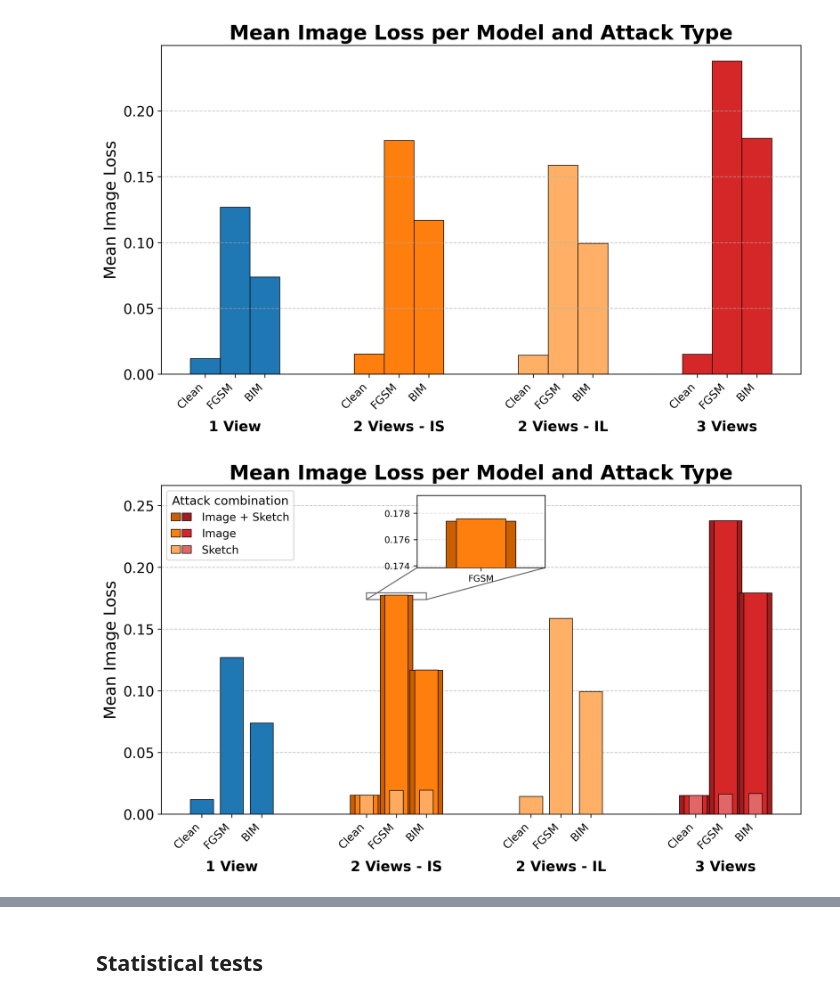
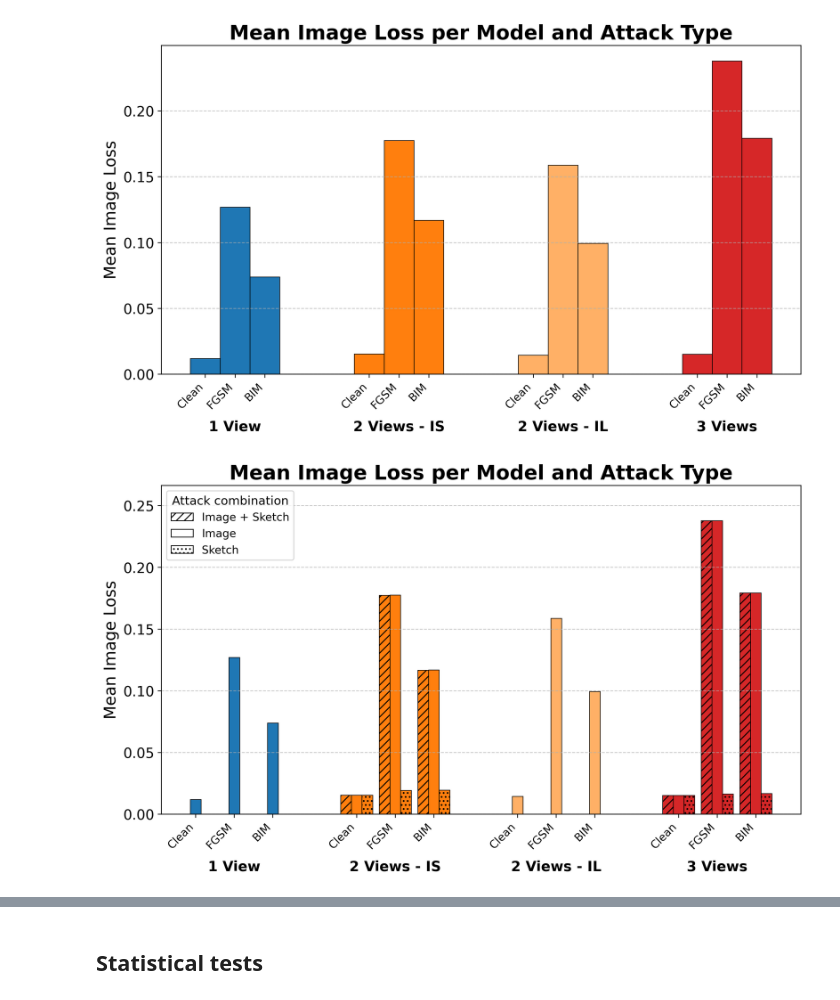
Before and after one commit to ClarysseArthur/VUB-MT-Development, a Jupyter notebook: Models/GenRKM-MMCelebHQ-V3/StatTest-A.ipynb, the cells around one changed output, grey strips where cells are left out. Saved outputs shown, nothing was run; the diff lists cells and outputs as text; code cells hidden in the pictures.

Commit message:
Updated graphs and cross model statistical tests

```diff
--- a/Models/GenRKM-MMCelebHQ-V3/StatTest-A.ipynb
+++ b/Models/GenRKM-MMCelebHQ-V3/StatTest-A.ipynb
@@ -59,6 +60,11 @@ ATTACK_COMBO_SHADES = {
     (True, False): 1.00,
     (False, True): 1.30,
 }
+ATTACK_COMBO_HATCHES = {
+    (True, True): '///',
+    (True, False): '',
+    (False, True): '...',
+}
 # %%
 df = pd.read_csv(DATA_PATH)
 df.head()
@@ -133,6 +139,27 @@ def format_loss_axis(ax, x_positions, x_labels, group_centers, model_order, titl
     ax.set_ylabel('Mean Image Loss', fontsize=16)
     ax.tick_params(axis='y', labelsize=14)
     ax.grid(axis='y', linestyle='--', alpha=0.7)
+
+
+def attack_combo_legend(ax, loc='upper left'):
+    handles = [
+        Patch(
+            facecolor='white',
+            edgecolor='black',
+            hatch=ATTACK_COMBO_HATCHES[combo],
+            label=ATTACK_COMBO_LABELS[combo],
+            linewidth=0.8,
+        )
+        for combo in ATTACK_COMBOS
+    ]
+
+    ax.legend(
+        handles=handles,
+        title='Attack combination',
+        loc=loc,
+        fontsize=11,
+        title_fontsize=12,
+    )
 # %%
 def plot_model_attack_losses(mean_df, model_order=MODEL_ORDER, title='Mean Image Loss per Model and Attack Type'):
     """Plot Clean, FGSM, and BIM losses for each model. Colors represent models/views."""
@@ -307,6 +321,6 @@ plot_model_attack_losses(mean_clean_loss)
 [figure]
 # %%
 plot_df = mean_losses(df, attack_combos=ATTACK_COMBOS)
-plot_attack_combo_losses(plot_df, add_inset=True)
+plot_attack_combo_losses(plot_df, add_inset=False)
 # %% [output]
-[figure, old version]
+[figure, new version]
```
Also changed, not shown: parts of 6 cells of this notebook, 16 other files.
